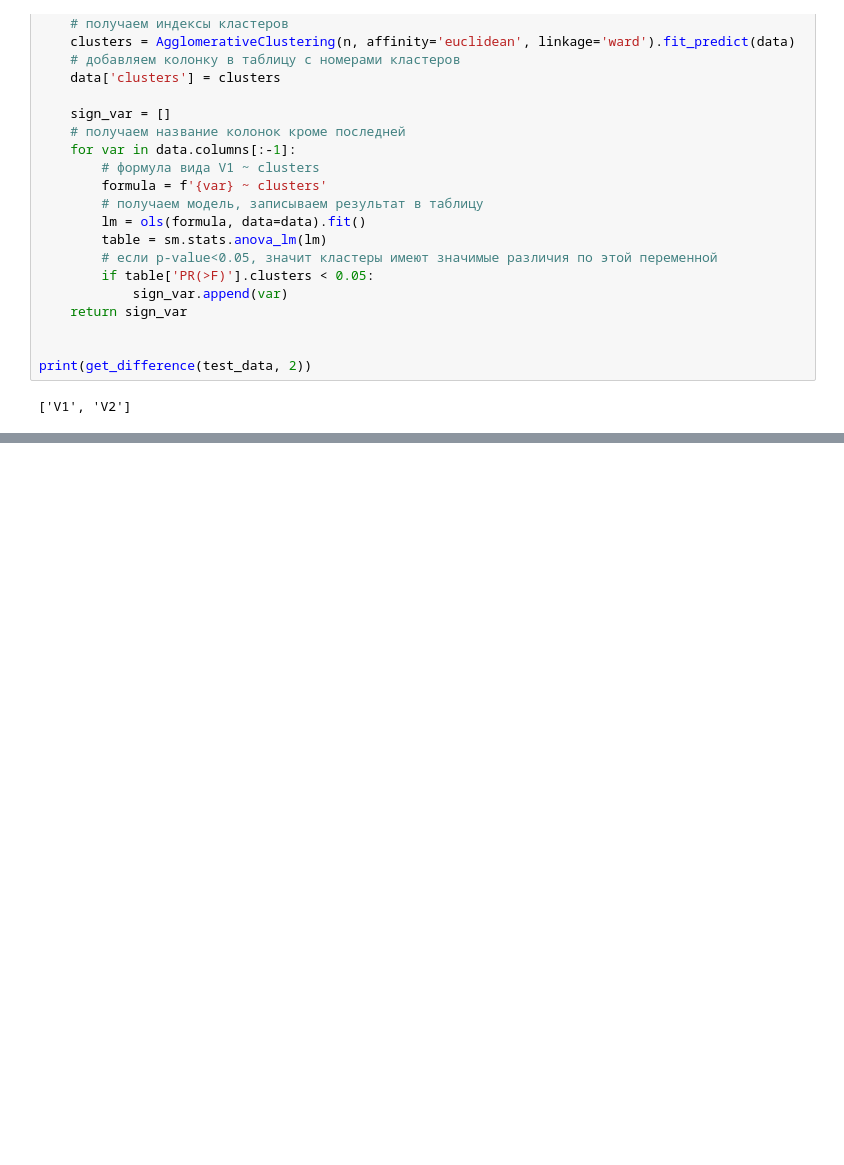
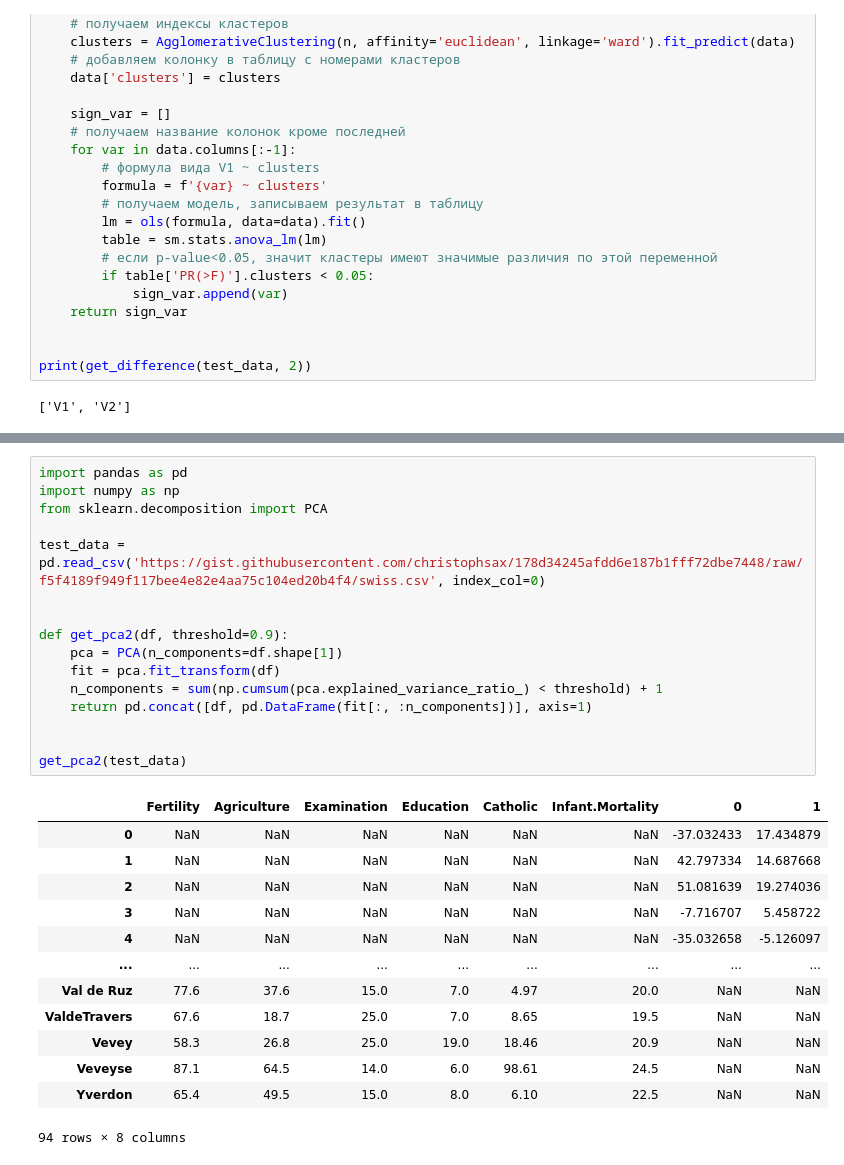
Before and after one commit to betelgeus/fundamentals_of_statistics_notes, a Jupyter notebook: Stepik_fundamentals_of_statistics_notes_Part_2.ipynb, the cells around one changed output, grey strips where cells are left out. Cells and saved outputs as stored; diff of their text form; blank space fills up the shorter version.

```diff
--- a/Stepik_fundamentals_of_statistics_notes_Part_2.ipynb
+++ b/Stepik_fundamentals_of_statistics_notes_Part_2.ipynb
@@ -2464,0 +2567,30 @@ print(get_difference(test_data, 2))
+# %%
+import pandas as pd
+import numpy as np
+from sklearn.decomposition import PCA
+
+test_data = pd.read_csv('https://gist.githubusercontent.com/christophsax/178d34245afdd6e187b1fff72dbe7448/raw/f5f4189f949f117bee4e82e4aa75c104ed20b4f4/swiss.csv', index_col=0)
+
+
+def get_pca2(df, threshold=0.9):
+    pca = PCA(n_components=df.shape[1])
+    fit = pca.fit_transform(df)
+    n_components = sum(np.cumsum(pca.explained_variance_ratio_) < threshold) + 1
+    return pd.concat([df, pd.DataFrame(fit[:, :n_components])], axis=1)
+
+
+get_pca2(test_data)
+# %% [output]
+|  | Fertility | Agriculture | Examination | Education | Catholic | Infant.Mortality | 0 | 1 |
+| 0 | NaN | NaN | NaN | NaN | NaN | NaN | -37.032433 | 17.434879 |
+| 1 | NaN | NaN | NaN | NaN | NaN | NaN | 42.797334 | 14.687668 |
+| 2 | NaN | NaN | NaN | NaN | NaN | NaN | 51.081639 | 19.274036 |
+| 3 | NaN | NaN | NaN | NaN | NaN | NaN | -7.716707 | 5.458722 |
+| 4 | NaN | NaN | NaN | NaN | NaN | NaN | -35.032658 | -5.126097 |
+| ... | ... | ... | ... | ... | ... | ... | ... | ... |
+| Val de Ruz | 77.6 | 37.6 | 15.0 | 7.0 | 4.97 | 20.0 | NaN | NaN |
+| ValdeTravers | 67.6 | 18.7 | 25.0 | 7.0 | 8.65 | 19.5 | NaN | NaN |
+| Vevey | 58.3 | 26.8 | 25.0 | 19.0 | 18.46 | 20.9 | NaN | NaN |
+| Veveyse | 87.1 | 64.5 | 14.0 | 6.0 | 98.61 | 24.5 | NaN | NaN |
+| Yverdon | 65.4 | 49.5 | 15.0 | 8.0 | 6.10 | 22.5 | NaN | NaN |
+94 rows × 8 columns
```
Also changed, not shown: parts of 8 cells of this notebook.
